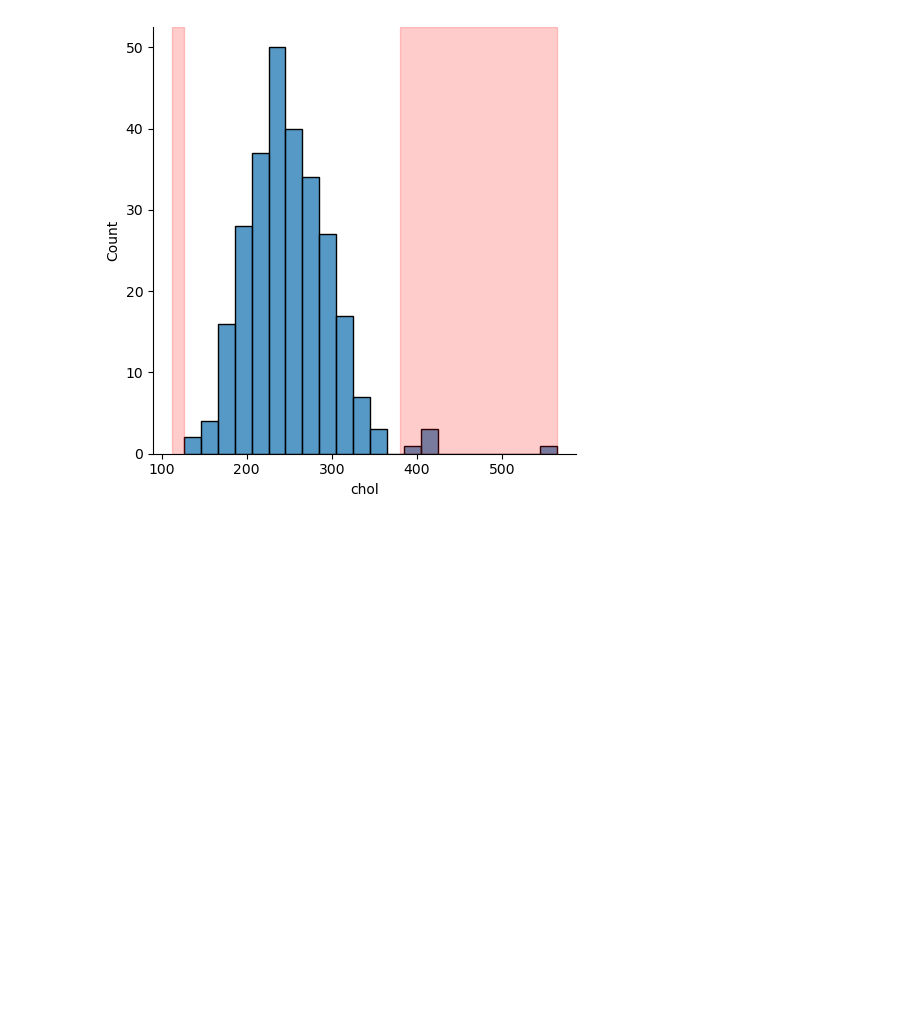
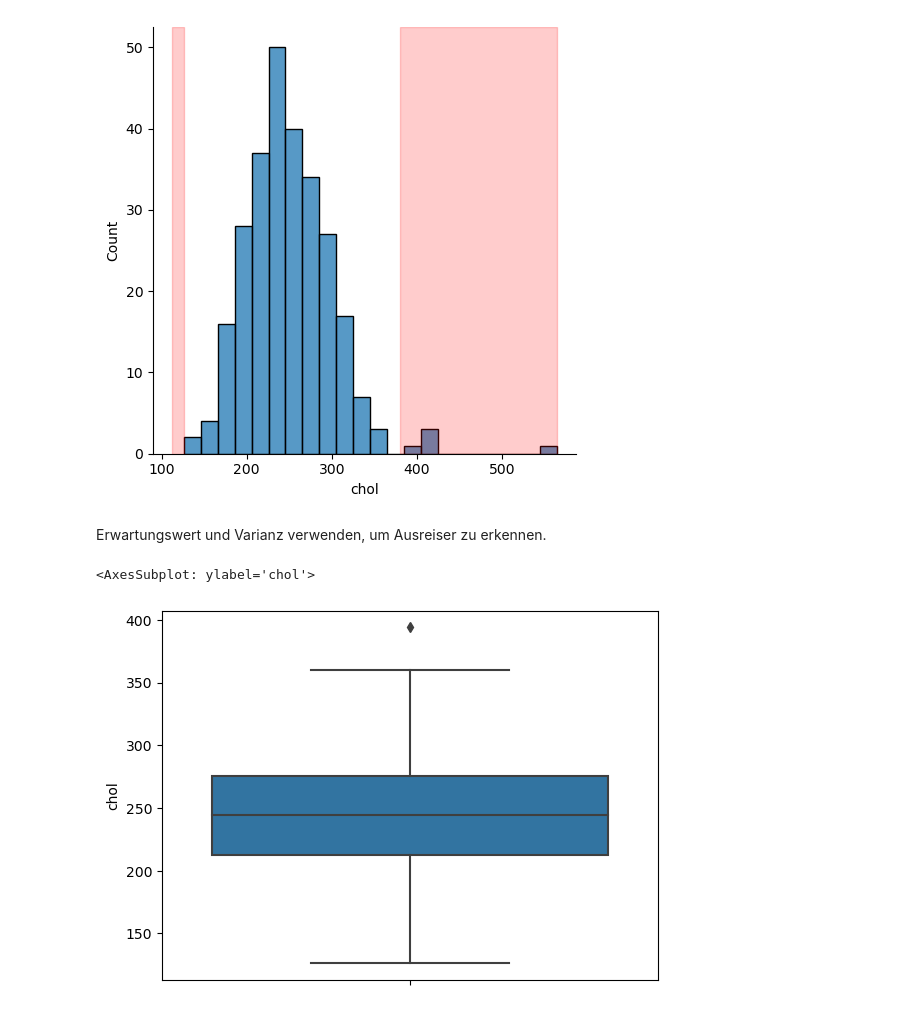
Before and after one commit to MhouneyLH/maschinelles_lernen, a Jupyter notebook: lessons/med_data_analytics.ipynb, the cells around one changed output. Cells and saved outputs as stored; diff of their text form; code cells hidden in the pictures; blank space fills up the shorter version.

```diff
--- a/lessons/med_data_analytics.ipynb
+++ b/lessons/med_data_analytics.ipynb
@@ -85,3 +85,19 @@ plt.axvspan(xmin=threshold_high, xmax=data_frame.chol.max(), alpha=0.2, color='r
 # %% [output]
 <matplotlib.patches.Polygon at 0x...>
 [figure]
+# %% [markdown]
+Erwartungswert und Varianz verwenden, um Ausreiser zu erkennen.
+# %%
+mean: float = data_frame.chol.mean()
+std: float = data_frame.chol.std()
+
+# 3 ist hierbei frei gewählt
+cutoff: float = 3 * std
+threshold_low = mean - cutoff
+threshold_high = mean + cutoff
+
+cleared_data_frame_2 = data_frame.loc[(data_frame.chol > threshold_low) & (data_frame.chol < threshold_high)]
+sns.boxplot(y = cleared_data_frame_2.chol)
+# %% [output]
+<AxesSubplot: ylabel='chol'>
+[figure, added]
```
Also changed, not shown: 2 other files.
